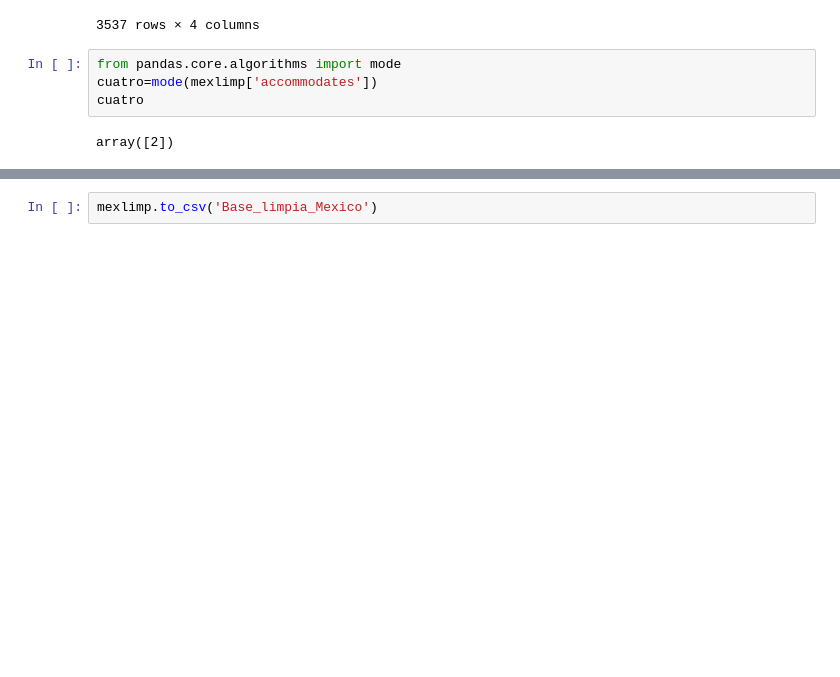
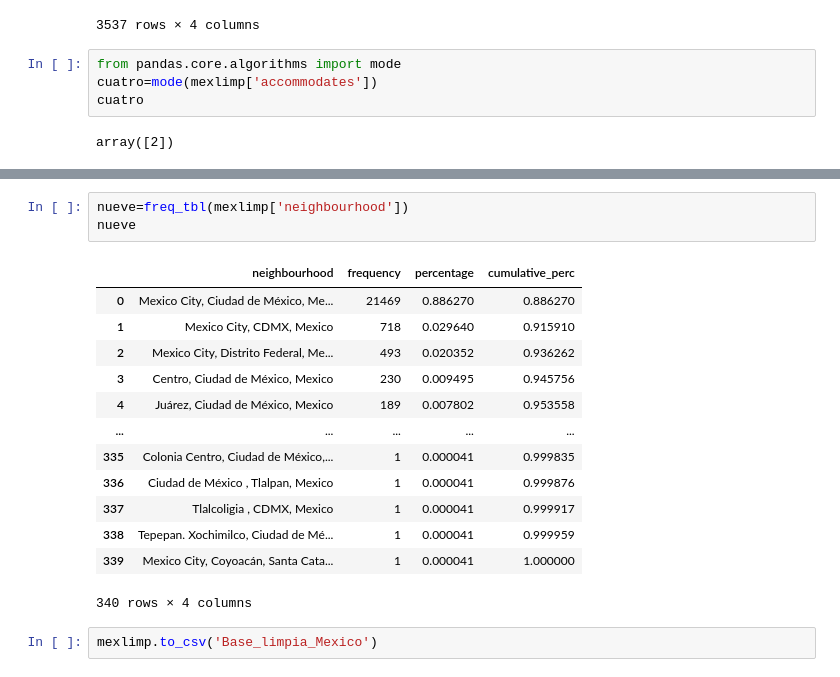
Before and after one commit to karen1203/Actividad_6, a Jupyter notebook: Act6.ipynb, the cells around one changed output, grey strips where cells are left out. Drawn from its saved outputs; the diff is of its cells as text; blank space fills up the shorter version.

```diff
--- a/Act6.ipynb
+++ b/Act6.ipynb
@@ -545,2 +570,19 @@ cinco
+# %%
+nueve=freq_tbl(mexlimp['neighbourhood'])
+nueve
+# %% [output]
+|  | neighbourhood | frequency | percentage | cumulative_perc |
+| 0 | Mexico City, Ciudad de México, Me... | 21469 | 0.886270 | 0.886270 |
+| 1 | Mexico City, CDMX, Mexico | 718 | 0.029640 | 0.915910 |
+| 2 | Mexico City, Distrito Federal, Me... | 493 | 0.020352 | 0.936262 |
+| 3 | Centro, Ciudad de México, Mexico | 230 | 0.009495 | 0.945756 |
+| 4 | Juárez, Ciudad de México, Mexico | 189 | 0.007802 | 0.953558 |
+| ... | ... | ... | ... | ... |
+| 335 | Colonia Centro, Ciudad de México,... | 1 | 0.000041 | 0.999835 |
+| 336 | Ciudad de México , Tlalpan, Mexico | 1 | 0.000041 | 0.999876 |
+| 337 | Tlalcoligia , CDMX, Mexico | 1 | 0.000041 | 0.999917 |
+| 338 | Tepepan. Xochimilco, Ciudad de Mé... | 1 | 0.000041 | 0.999959 |
+| 339 | Mexico City, Coyoacán, Santa Cata... | 1 | 0.000041 | 1.000000 |
+340 rows × 4 columns
 # %%
 mexlimp.to_csv('Base_limpia_Mexico')
```
Also changed, not shown: parts of 3 cells of this notebook.
